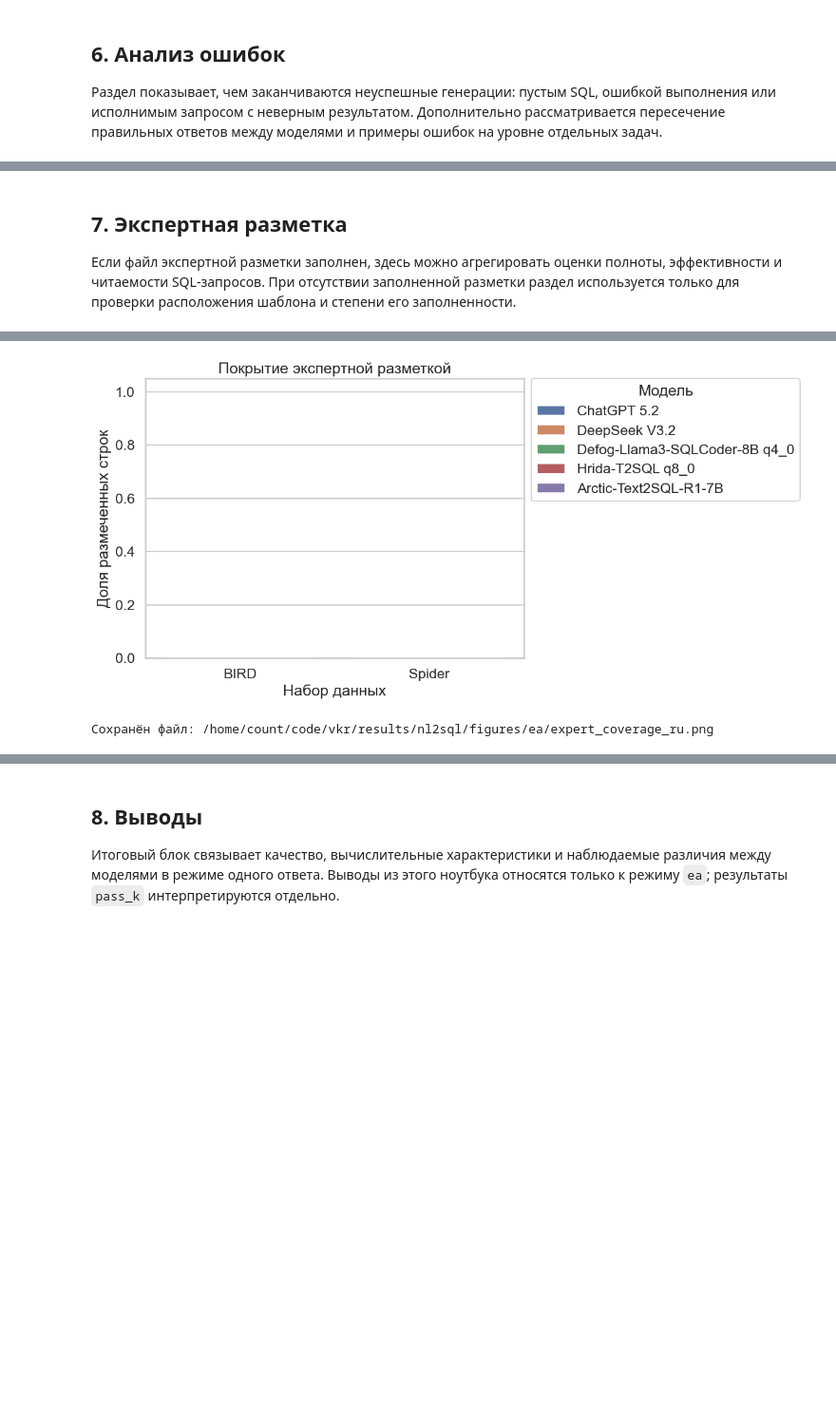
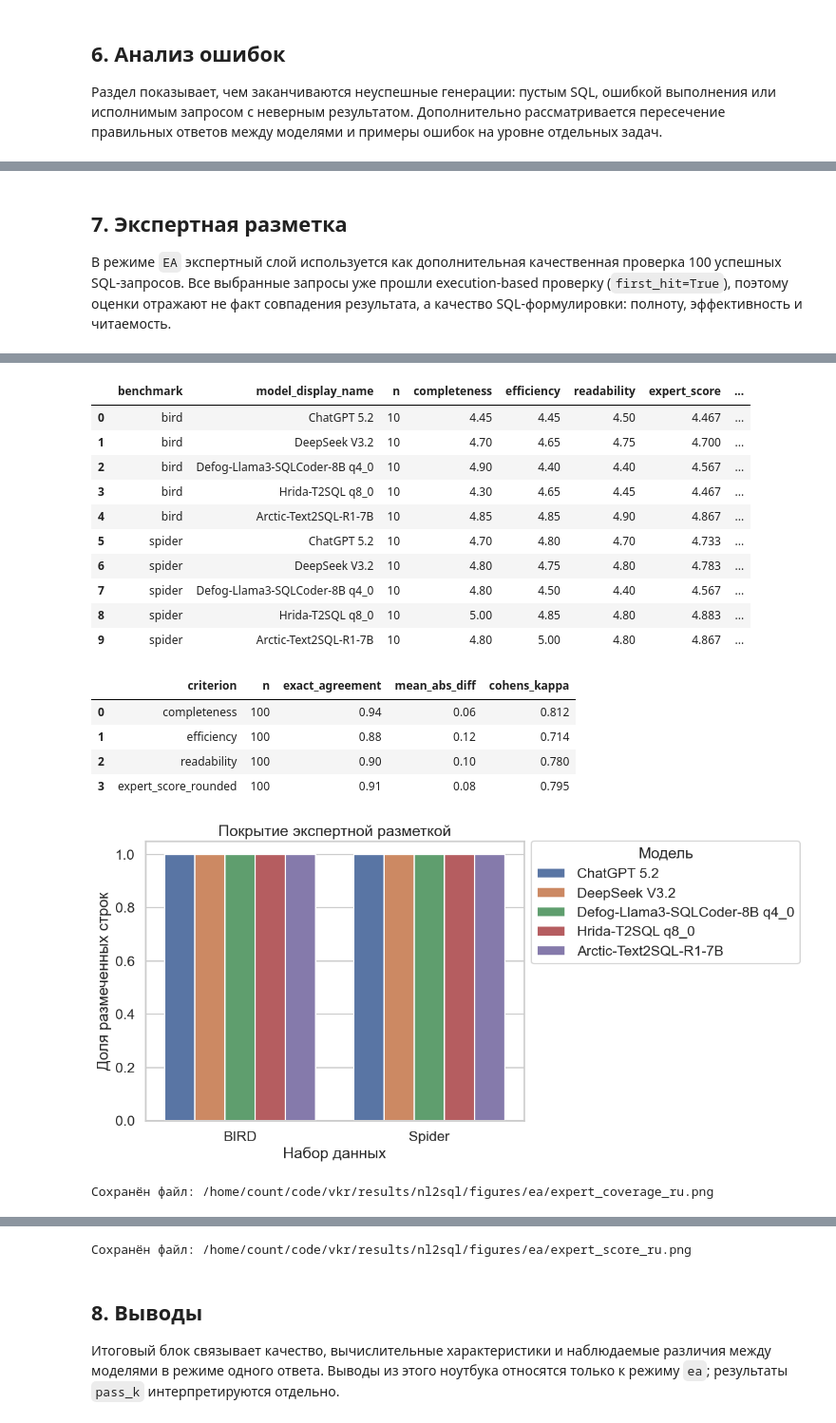
Before and after one commit to countrvl/vkr, a Jupyter notebook: nl2sql/notebooks/01_report_ea.ipynb, the cells around one changed output, grey strips where cells are left out. Shown at 95% size. Drawn from its saved outputs; the diff is of its cells as text; code cells hidden in the pictures; blank space fills up the shorter version.

Commit message:
add expert score

```diff
--- a/nl2sql/notebooks/01_report_ea.ipynb
+++ b/nl2sql/notebooks/01_report_ea.ipynb
@@ -793,7 +793,7 @@ error_examples
 # %% [markdown]
 ## 7. Экспертная разметка
 
-Если файл экспертной разметки заполнен, здесь можно агрегировать оценки полноты, эффективности и читаемости SQL-запросов. При отсутствии заполненной разметки раздел используется только для проверки расположения шаблона и степени его заполненности.
+В режиме `EA` экспертный слой используется как дополнительная качественная проверка 100 успешных SQL-запросов. Все выбранные запросы уже прошли execution-based проверку (`first_hit=True`), поэтому оценки отражают не факт совпадения результата, а качество SQL-формулировки: полноту, эффективность и читаемость.
 # %%
 BENCHMARK_LABELS = {
     'bird': 'BIRD',
@@ -854,6 +854,12 @@ def _save_current(fig, path):
     print(f'Сохранён файл: {path}')
 
 expert_df = pd.read_csv(expert_path) if Path(expert_path).exists() else pd.DataFrame()
+metrics_dir = get_results_dir() / 'metrics' / RUN_LABEL
+expert_by_model_path = metrics_dir / 'expert_scores_by_model.csv'
+expert_agreement_path = metrics_dir / 'expert_interrater_agreement.csv'
+expert_by_model_df = pd.read_csv(expert_by_model_path) if expert_by_model_path.exists() else pd.DataFrame()
+expert_agreement_df = pd.read_csv(expert_agreement_path) if expert_agreement_path.exists() else pd.DataFrame()
+
 if not expert_df.empty and 'model_display_name' not in expert_df.columns:
     display_map = outcomes_df[['model_name', 'model_display_name']].drop_duplicates()
     expert_df = expert_df.merge(display_map, on='model_name', how='left')
@@ -866,13 +872,19 @@ score_cols = ['completeness', 'efficiency', 'readability']
 for col in score_cols:
     if col not in expert_df.columns:
         expert_df[col] = pd.NA
+    else:
+        expert_df[col] = pd.to_numeric(expert_df[col], errors='coerce')
+if 'expert_score' not in expert_df.columns and not expert_df.empty:
+    expert_df['expert_score'] = expert_df[score_cols].mean(axis=1)
+elif 'expert_score' in expert_df.columns:
+    expert_df['expert_score'] = pd.to_numeric(expert_df['expert_score'], errors='coerce')
 
 expert_df['is_scored'] = expert_df[score_cols].notna().all(axis=1) if not expert_df.empty else pd.Series(dtype=bool)
 display(expert_df.head())
 
 if not expert_df.empty:
     coverage = (
-        expert_df.groupby(['benchmark', 'model_display_name'])['is_scored']
+        expert_df.groupby(['benchmark', 'model_display_name'], observed=False)['is_scored']
         .agg(['sum', 'count'])
         .reset_index()
         .rename(columns={'sum': 'scored_rows', 'count': 'total_rows'})
@@ -880,6 +892,25 @@ if not expert_df.empty:
     coverage['coverage'] = coverage['scored_rows'] / coverage['total_rows'].clip(lower=1)
     coverage['benchmark_ru'] = coverage['benchmark'].map(BENCHMARK_LABELS).fillna(coverage['benchmark'])
     display(coverage.round(3))
+
+    scored_df = expert_df[expert_df['is_scored']].copy()
+    if not scored_df.empty:
+        expert_summary = (
+            scored_df.groupby(['benchmark', 'model_display_name'], observed=False)
+            .agg(
+                n=('audit_id', 'count') if 'audit_id' in scored_df.columns else ('sample_id', 'count'),
+                completeness=('completeness', 'mean'),
+                efficiency=('efficiency', 'mean'),
+                readability=('readability', 'mean'),
+                expert_score=('expert_score', 'mean'),
+            )
+            .reset_index()
+        )
+        expert_summary['benchmark_ru'] = expert_summary['benchmark'].map(BENCHMARK_LABELS).fillna(expert_summary['benchmark'])
+        display(expert_summary.round(3))
+
+    if not expert_agreement_df.empty:
+        display(expert_agreement_df.round(3))
 
     fig, ax = plt.subplots(figsize=(12, 6))
     sns.barplot(data=coverage, x='benchmark_ru', y='coverage', hue='model_display_name', ax=ax)
@@ -890,6 +921,17 @@ if not expert_df.empty:
     _legend_outside(ax, 'Модель')
     path = FIGURES_DIR / 'expert_coverage_ru.png'
     _save_current(fig, path)
+
+    if 'expert_summary' in locals() and not expert_summary.empty:
+        fig, ax = plt.subplots(figsize=(12, 6))
+        sns.barplot(data=expert_summary, x='benchmark_ru', y='expert_score', hue='model_display_name', ax=ax)
+        ax.set_title('Средний Expert Score на 100 успешных EA-запросах')
+        ax.set_xlabel('Набор данных')
+        ax.set_ylabel('Expert Score')
+        ax.set_ylim(1, 5.05)
+        _legend_outside(ax, 'Модель')
+        path = FIGURES_DIR / 'expert_score_ru.png'
+        _save_current(fig, path)
 else:
     print('Файл экспертной разметки пуст или отсутствует.')
 # %% [output]
@@ -913,2 +955,18 @@ else:
+|  | benchmark | model_display_name | n | completeness | efficiency | readability | expert_score | ... |
+| 0 | bird | ChatGPT 5.2 | 10 | 4.45 | 4.45 | 4.50 | 4.467 | ... |
+| 1 | bird | DeepSeek V3.2 | 10 | 4.70 | 4.65 | 4.75 | 4.700 | ... |
+| 2 | bird | Defog-Llama3-SQLCoder-8B q4_0 | 10 | 4.90 | 4.40 | 4.40 | 4.567 | ... |
+| 3 | bird | Hrida-T2SQL q8_0 | 10 | 4.30 | 4.65 | 4.45 | 4.467 | ... |
+| 4 | bird | Arctic-Text2SQL-R1-7B | 10 | 4.85 | 4.85 | 4.90 | 4.867 | ... |
+| 5 | spider | ChatGPT 5.2 | 10 | 4.70 | 4.80 | 4.70 | 4.733 | ... |
+| 6 | spider | DeepSeek V3.2 | 10 | 4.80 | 4.75 | 4.80 | 4.783 | ... |
+| 7 | spider | Defog-Llama3-SQLCoder-8B q4_0 | 10 | 4.80 | 4.50 | 4.40 | 4.567 | ... |
+| 8 | spider | Hrida-T2SQL q8_0 | 10 | 5.00 | 4.85 | 4.80 | 4.883 | ... |
+| 9 | spider | Arctic-Text2SQL-R1-7B | 10 | 4.80 | 5.00 | 4.80 | 4.867 | ... |
+|  | criterion | n | exact_agreement | mean_abs_diff | cohens_kappa |
+| 0 | completeness | 100 | 0.94 | 0.06 | 0.812 |
+| 1 | efficiency | 100 | 0.88 | 0.12 | 0.714 |
+| 2 | readability | 100 | 0.90 | 0.10 | 0.780 |
+| 3 | expert_score_rounded | 100 | 0.91 | 0.08 | 0.795 |
-[figure, old version]
+[figure, new version]
 Сохранён файл: /home/count/code/vkr/results/nl2sql/figures/ea/expert_coverage_ru.png
@@ -915,3 +974,4 @@ else:
+Сохранён файл: /home/count/code/vkr/results/nl2sql/figures/ea/expert_score_ru.png
 # %% [markdown]
 ## 8. Выводы
 
```
Also changed, not shown: parts of 2 cells of this notebook, 29 other files.
